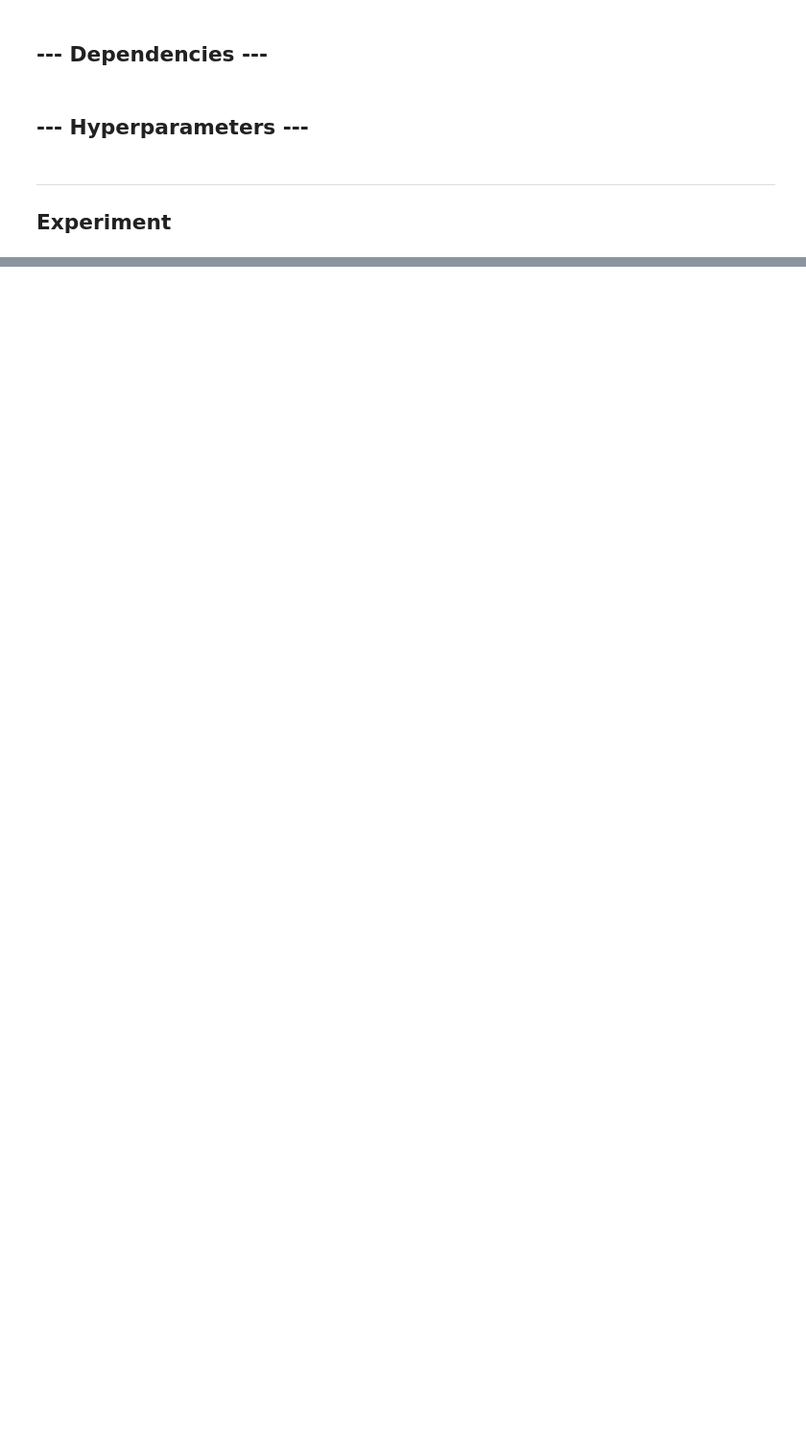
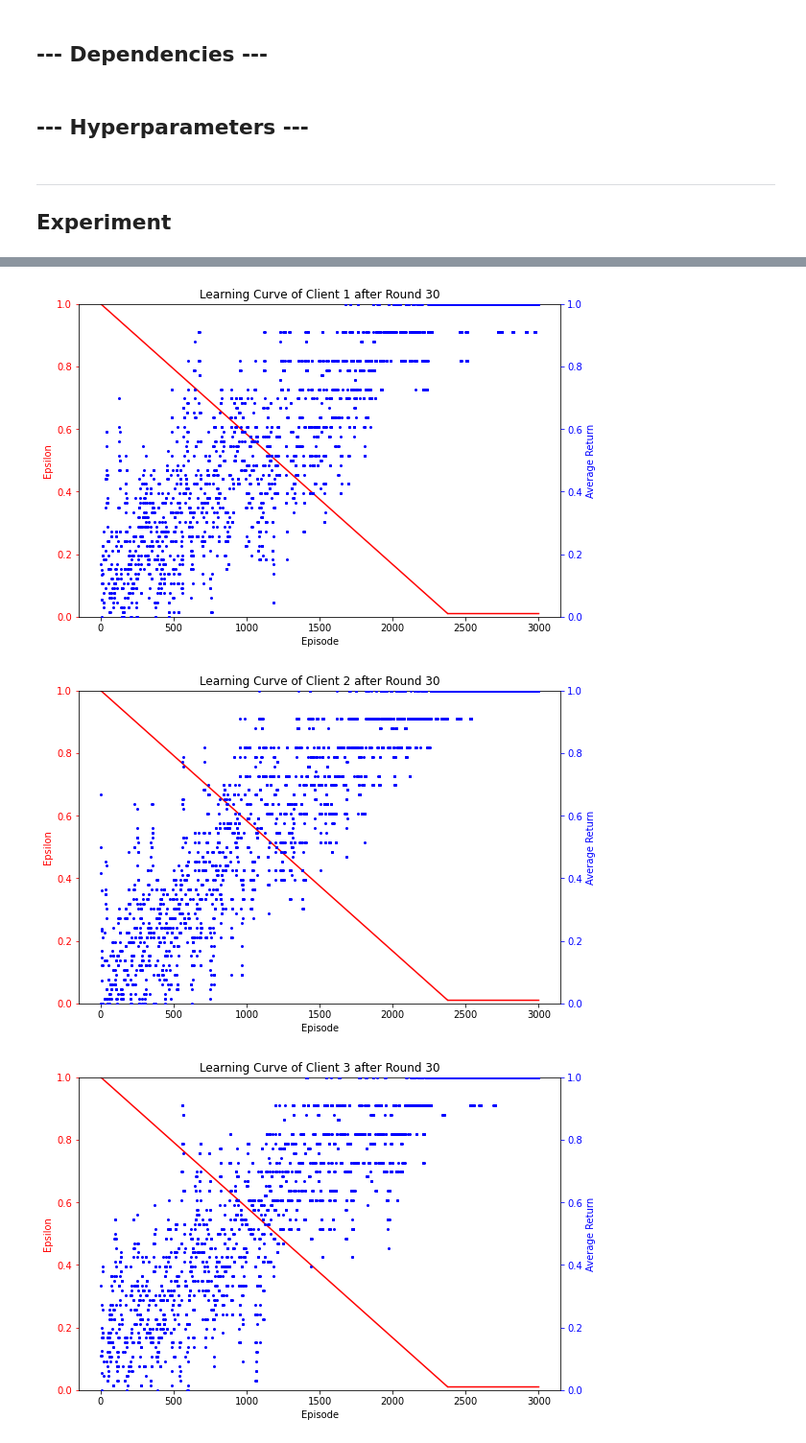
Before and after one commit to jan-kreischer/FedRL-for-IoT-Security, a Jupyter notebook: prototypes/prototype_01/experiment-03.ipynb, the cells around one changed output, grey strips where cells are left out. Shown at 96% size. Drawn from its saved outputs; the diff is of its cells as text; code cells hidden in the pictures; blank space fills up the shorter version.

Commit message:
Finished re running experiment 03

```diff
--- a/prototypes/prototype_01/experiment-03.ipynb
+++ b/prototypes/prototype_01/experiment-03.ipynb
@@ -210,0 +141,4 @@ Agent 2 learning curve
+# %%
+rl_training_data_dict, rl_test_data_dict, _ = DataProvider.get_scaled_train_test_split_one(split=0.8, scaling_minmax=True, scale_normal_only=True)
+
+training_data_strides = split_training_data(rl_training_data_dict, 10)
@@ -210,0 +247,65 @@ Agent 2 learning curve
+# %%
+import torch.nn as nn
+import torch
+
+experiment_id = 1
+experiment_version = 1
+e1v1 = Experiment(base_path=original_working_directory_path, experiment_id=experiment_id, experiment_version=experiment_version)
+experiment_path = e1v1.get_experiment_path()
+
+# HYPERPARAMETER for Federated Learning
+NR_CLIENTS = 10
+NR_ROUNDS = 30
+NR_EPISODES_PER_ROUND = 100
+NR_EPISODES_PER_CLIENT = NR_ROUNDS * NR_EPISODES_PER_ROUND
+
+# DQN Architecture Hyperparameter
+N_ACTIONS = len(MTDTechnique)
+N_HIDDEN_1 = 128
+N_HIDDEN_2 = 64
+N_HIDDEN_3 = 32
+N_FEATURES = rl_training_data_dict[Behavior.NORMAL].shape[1] -1
+print(N_FEATURES)
+
+# DQN Training Hyperparameter
+GAMMA = 0.5 #0.99 # discount factor for future rewards
+LR = 1e-3
+BATCH_SIZE = 32
+TARGET_UPDATE_FREQ = NR_EPISODES_PER_ROUND - 1
+BUFFER_SIZE = 500
+MIN_REPLAY_SIZE = 100
+
+#SCHEDULER =
+LOSS=nn.MSELoss()
+L2 = 0.01
+
+
+# HYPERPARAMETER for Epsilon Delta Strategy
+EPSILON_START = 1.0
+EPSILON_DEC = 1/(NR_EPISODES_PER_CLIENT*0.8)
+print(EPSILON_DEC)
+EPSILON_END = 0.01
+
+SAMPLING_PROBABILITIES = attack_balanced_sampling_probabilities
+
+calculate_balance_metrics(SAMPLING_PROBABILITIES, SAMPLING_PROBABILITIES, NR_EPISODES_PER_CLIENT)
+
+deep_q_network = DeepQNetwork(n_features=N_FEATURES, n_hidden_1=N_HIDDEN_1, n_hidden_2=N_HIDDEN_2, n_hidden_3=N_HIDDEN_3, n_actions=N_ACTIONS, loss=LOSS)
+global_agent = Agent(0, deep_q_network, buffer_size=BUFFER_SIZE, batch_size=BATCH_SIZE, gamma=GAMMA, optimizer=None, eps=EPSILON_START, eps_min=EPSILON_END, eps_dec=EPSILON_DEC)
+server = Server(global_agent, rl_test_data_dict, experiment_id, experiment_path)
+
+clients = []
+for i in range(NR_CLIENTS):
+    entity_id = i + 1
+    environment = Environment(entity_id, training_data_strides[i], sampling_probabilities=SAMPLING_PROBABILITIES , verbose=False)
+    deep_q_network = DeepQNetwork(n_features=N_FEATURES, n_hidden_1=N_HIDDEN_1, n_hidden_2=N_HIDDEN_2, n_hidden_3=N_HIDDEN_3, n_actions=N_ACTIONS, loss=LOSS)
+    optimizer = torch.optim.Adam(deep_q_network.parameters(), lr=LR,  weight_decay=L2, amsgrad=True)
+    agent = Agent(entity_id, deep_q_network, buffer_size=BUFFER_SIZE, batch_size=BATCH_SIZE, gamma=GAMMA, optimizer=optimizer, eps=EPSILON_START, eps_min=EPSILON_END, eps_dec=EPSILON_DEC)
+    client = Client(entity_id, agent, environment, experiment_path, MIN_REPLAY_SIZE)
+    server.add_client(client)
+
+
+evaluations = [Evaluation.LEARNING_CURVE, Evaluation.GLOBAL_PERFORMANCE_EVALUATION]
+#server.run_federation(evaluations=evaluations, evaluation_frequency=1)
+e1v1.execute(server, nr_rounds=NR_ROUNDS, nr_episodes_per_round=NR_EPISODES_PER_ROUND, evaluations=evaluations, evaluation_frequency=1)
+# %% [output]
@@ -210,0 +329,3 @@ Agent 2 learning curve
+[figure, added]
+[figure, added]
+[figure, added]
```
Also changed, not shown: parts of 37 cells of this notebook.
